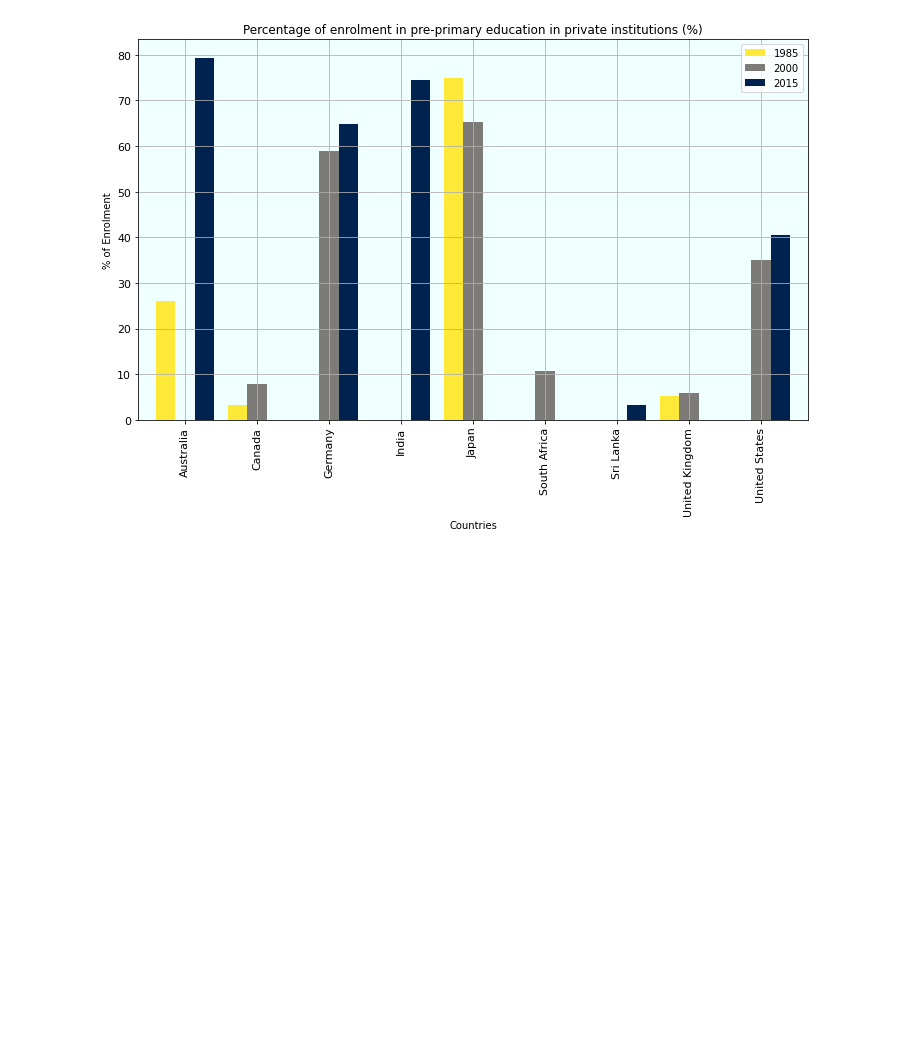
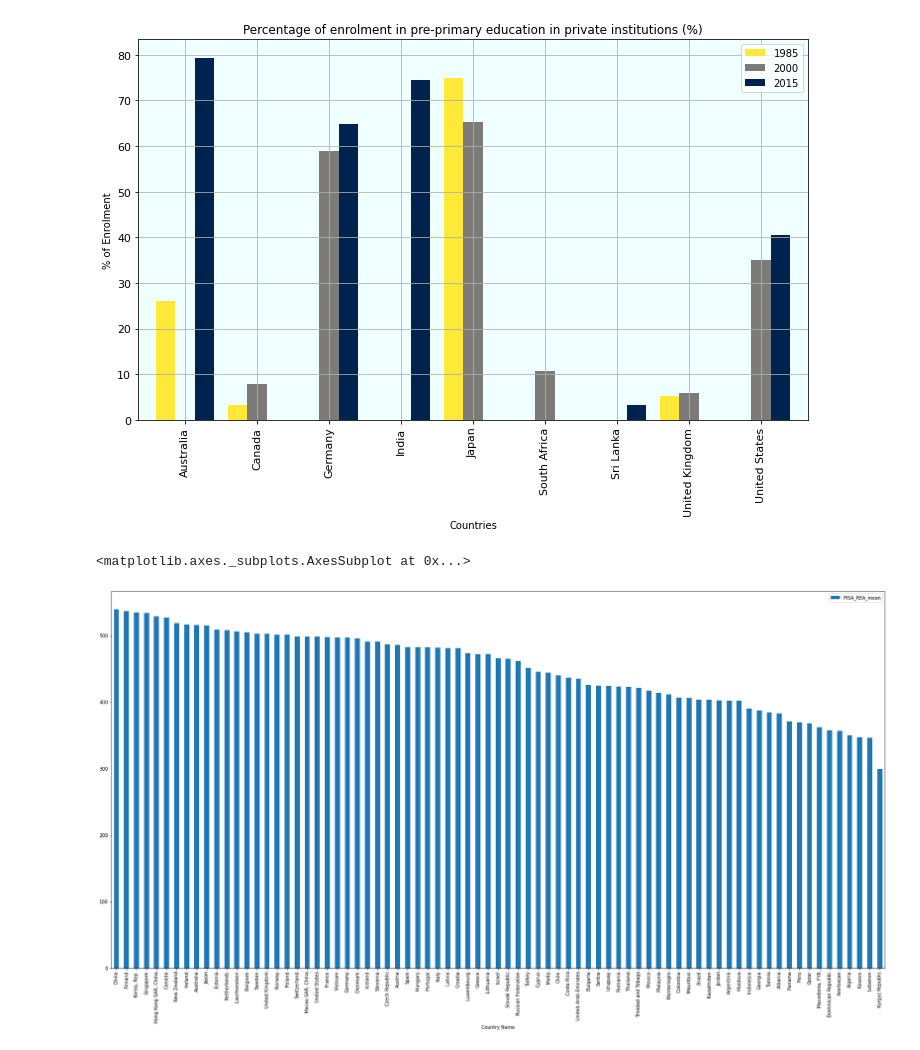
Before and after one commit to Arvind-krishna/EDA-on-World-Bank-Global-Education, a Jupyter notebook: WorldBankEDA.ipynb, the cells around one changed output. Saved outputs shown, nothing was run; the diff lists cells and outputs as text; code cells hidden in the pictures; blank space fills up the shorter version.

```diff
--- a/WorldBankEDA.ipynb
+++ b/WorldBankEDA.ipynb
@@ -431,20 +440,23 @@ temp2.plot(x = "Country Name", y = ["1985","2000","2015"], xlabel = "Countries",
 # %%
 tempdf2 = EdStatsData.loc[EdStatsData['Indicator Code'] == 'LO.PISA.REA'].copy()
 
 col = tempdf2.loc[: , "1970":"2100"]
 
 tempdf2['PISA_REA_mean'] = col.mean(axis=1)
 
 
 tempdf2 = tempdf2[pd.notnull(tempdf2['PISA_REA_mean'])]
 
 PISA_REA = tempdf2[['Country Name', 'PISA_REA_mean']]
 
 PISA_REA=PISA_REA.set_index('Country Name')
 
-PISA_REA = PISA_REA.sort_values(by="PISA_REA_mean")
+PISA_REA = PISA_REA.sort_values(by="PISA_REA_mean", ascending = False)
 
 PISA_REA.plot(kind='bar',figsize=(30, 15))
+# %% [output]
+<matplotlib.axes._subplots.AxesSubplot at 0x...>
+[figure, added]
 # %%
 tempdf3 = EdStatsData.loc[EdStatsData['Indicator Code'] == 'LO.PISA.MAT'].copy()
 
```
Also changed, not shown: parts of 3 cells of this notebook.
